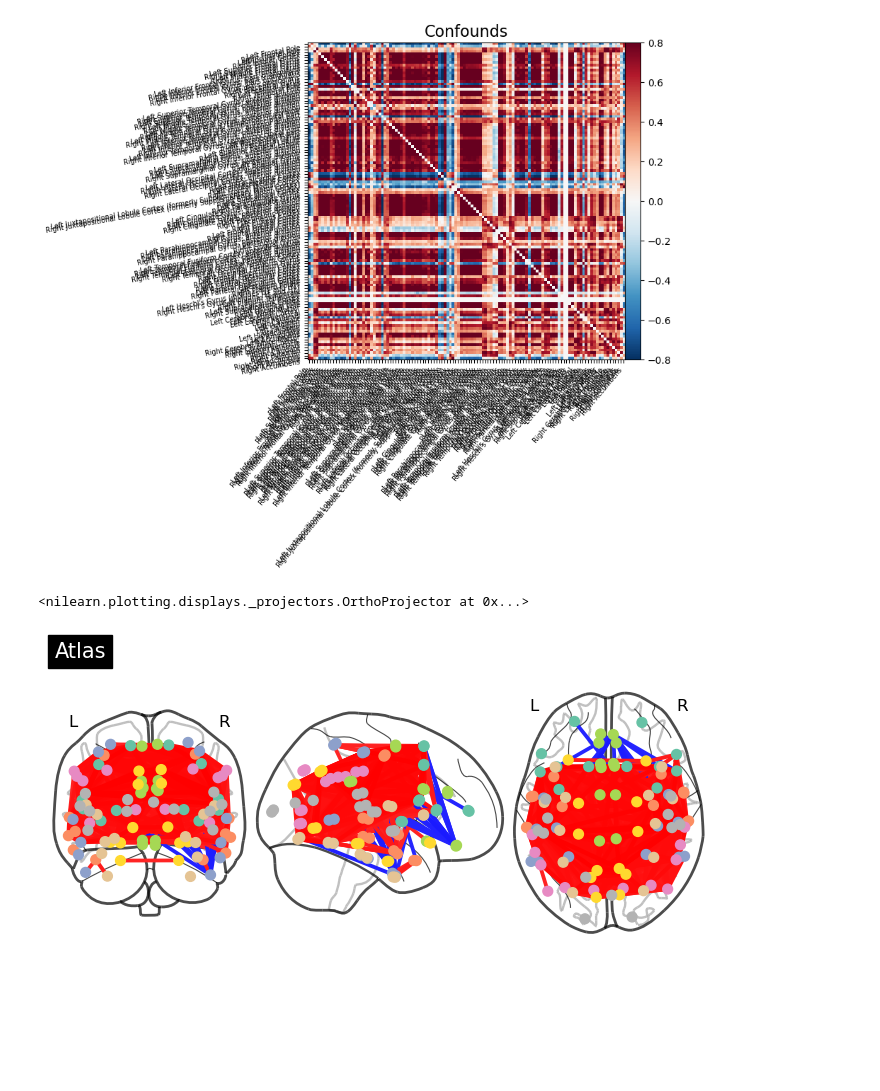
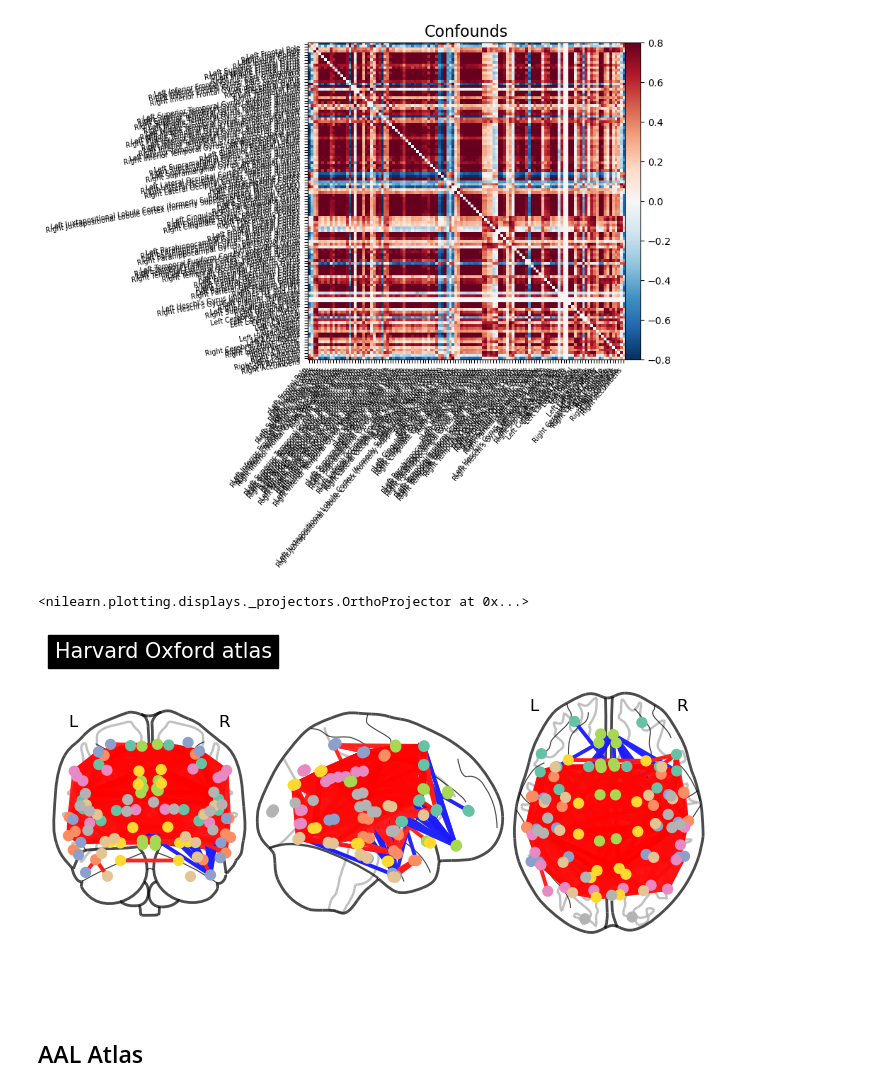
Before and after one commit to yanismiraoui/CNS-Research-YM, a Jupyter notebook: atlas_preprocessing.ipynb, the cells around one changed output. Saved outputs shown, nothing was run; the diff lists cells and outputs as text; code cells hidden in the pictures; blank space fills up the shorter version.

```diff
--- a/atlas_preprocessing.ipynb
+++ b/atlas_preprocessing.ipynb
@@ -24,7 +24,7 @@ dicom2nifti.convert_directory(directory_scan, 'nifti_series', compression=True,
 We are now ready to get the atlas parcellations for our NIFTI files
 # %%
 # Insert your path to the nifti file here (.nii or .nii.gz)
-nifti_path = 'PATH_TO_NIFTI_FILE'
+nifti_path = '/Users/yanis/Documents/Stanford/RESEARCH_FALL/RAW_PPMI/3102/ep2d_RESTING_STATE/2013-02-06_10_38_32.0/ep2d_RESTING_STATE_10.nii'
 # %%
 from nilearn import datasets
 from nilearn.maskers import NiftiLabelsMasker
@@ -121,12 +121,14 @@ plotting.plot_matrix(
 # %%
 # Plot of the cortical atlas with connectome
 coordinates = plotting.find_parcellation_cut_coords(labels_img=atlas_filename)
 plotting.plot_connectome(
     correlation_matrix_cortical,
     coordinates,
     edge_threshold="80%",
-    title="Atlas",
+    title="Harvard Oxford atlas",
 )
 # %% [output]
 <nilearn.plotting.displays._projectors.OrthoProjector at 0x...>
-[figure, old version]
+[figure, new version]
+# %% [markdown]
+## AAL Atlas
```
Also changed, not shown: parts of 5 cells of this notebook, 7 other files.
